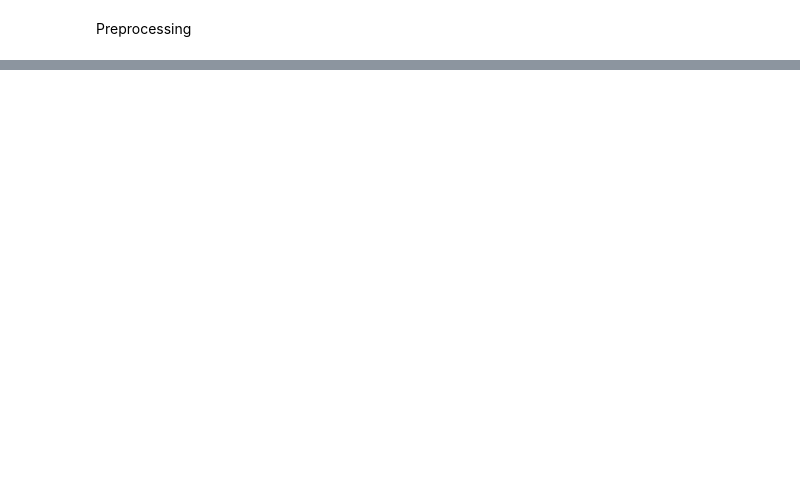
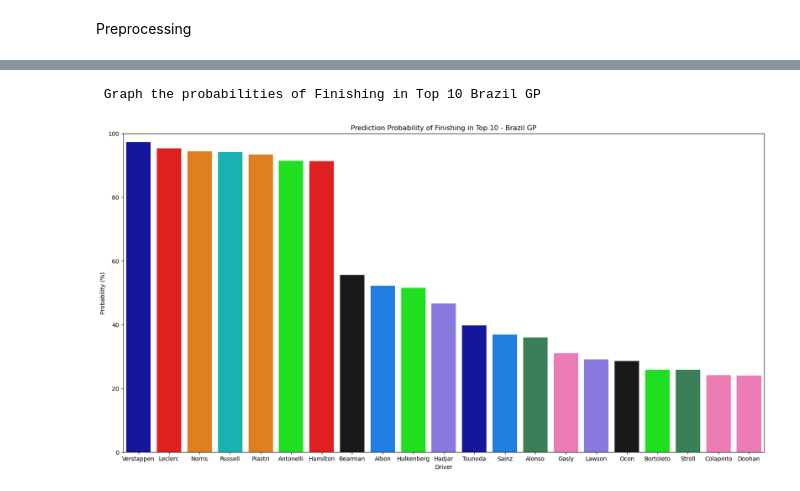
Before and after one commit to Ifdhal17/f1_point_finisher_prediction, a Jupyter notebook: f1prediction.ipynb, the cells around one changed output, grey strips where cells are left out. Cells and saved outputs as stored; diff of their text form; code cells hidden in the pictures; blank space fills up the shorter version.

```diff
--- a/f1prediction.ipynb
+++ b/f1prediction.ipynb
@@ -199,0 +247,6 @@ plt.show()
+# %%
+# Create helpor function to predict next Grand Prix
+historical_avg_finish = df_modern_era.groupby(['driverId','circuitId'])['position_numeric'].mean().reset_index()
+historical_avg_finish = historical_avg_finish.rename(columns={'position_numeric': 'historical_avg_finish_lookup'})
+
+print(f"Helper 'historical_avg_finish' created")
@@ -199,0 +386,22 @@ plt.show()
+# %%
+# Graph the probabilities
+
+print("\n Graph the probabilities of Finishing in Top 10 Brazil GP \n ")
+plt.figure(figsize=(20, 10))
+
+sns.barplot(
+    data=results_df_sorted,
+    x='Driver',
+    y='Probability_of_Top_10_Finish',
+    palette = results_df_sorted['color']
+)
+
+plt.title('Prediction Probability of Finishing in Top 10 - Brazil GP')
+plt.ylabel('Probability (%)')
+plt.xlabel('Driver')
+plt.ylim(0, 100)
+
+plt.show()
+# %% [output]
+ Graph the probabilities of Finishing in Top 10 Brazil GP
+[figure, added]
```
Also changed, not shown: parts of 12 cells of this notebook.
